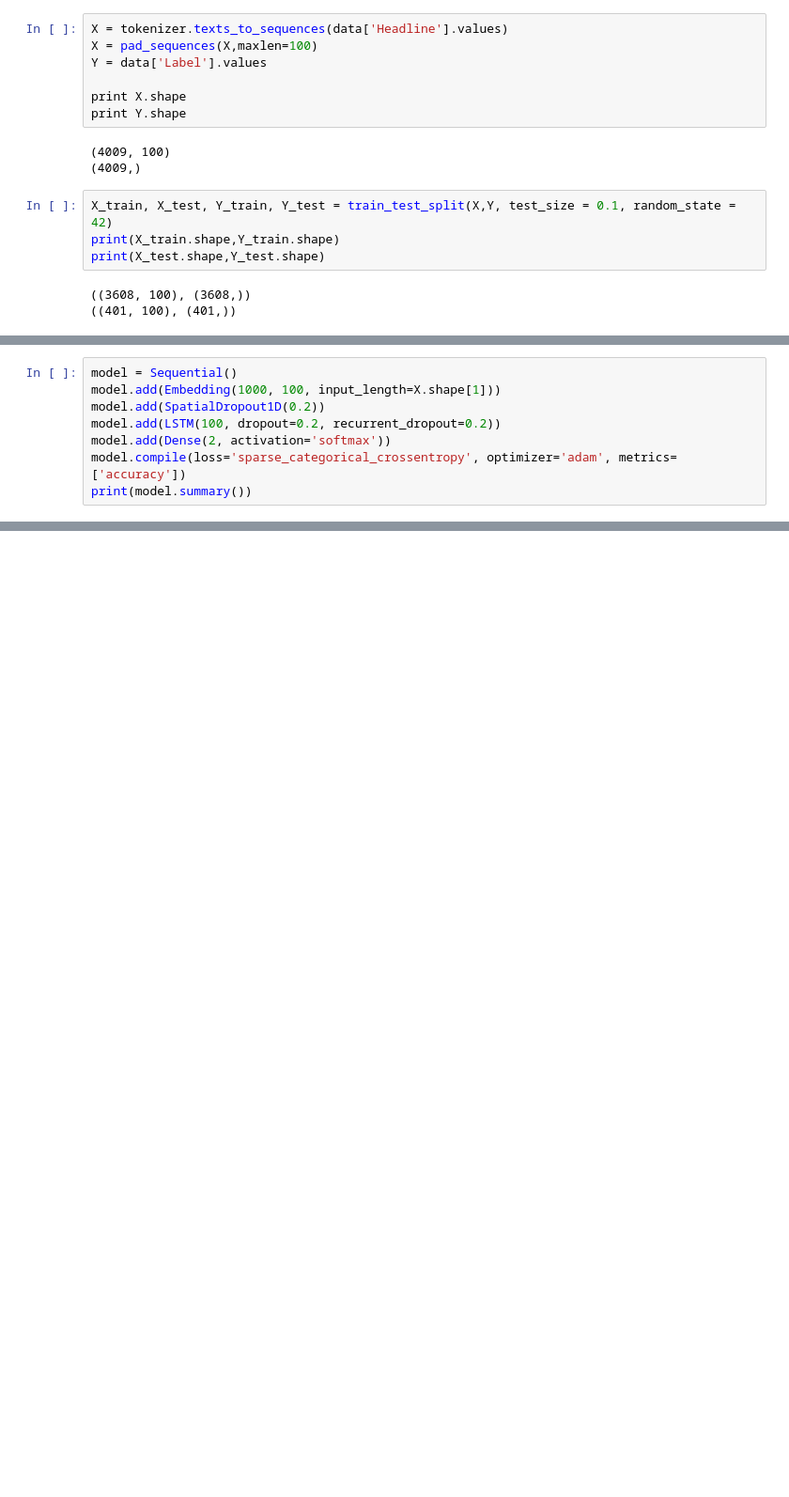
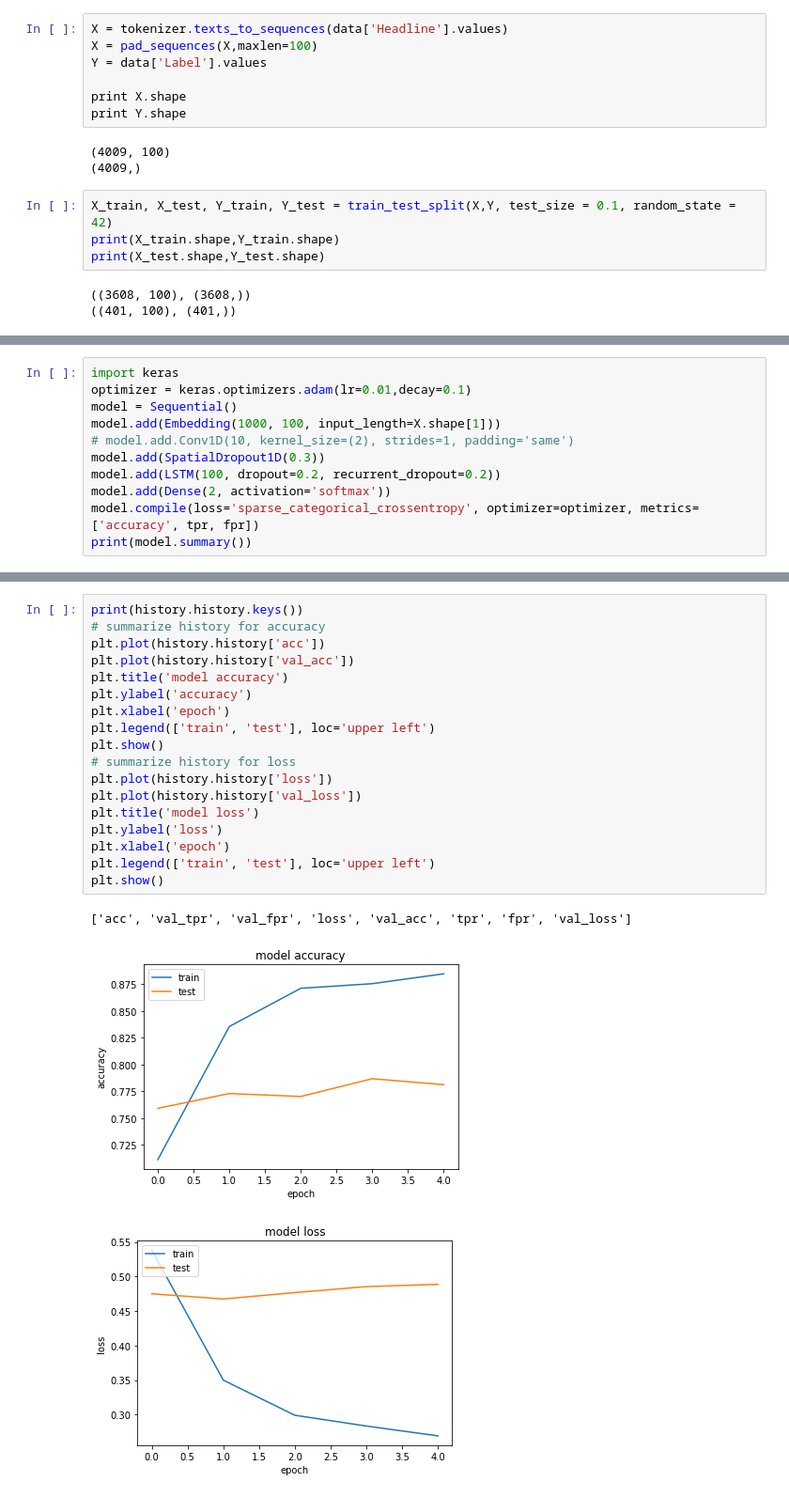
Before and after one commit to Ovishake/Fake-News-Detection, a Jupyter notebook: Untitled1.ipynb, the cells around one changed output, grey strips where cells are left out. Shown: that part at 94% size. Cells and saved outputs as stored; diff of their text form; blank space fills up the shorter version.

Commit message:
Add files via upload
Additional Graphs and study on the learning rate

```diff
--- a/Untitled1.ipynb
+++ b/Untitled1.ipynb
@@ -431,10 +501,13 @@ def roc_score(y_true, y_pred):
 # %%
+import keras
+optimizer = keras.optimizers.adam(lr=0.01,decay=0.1)
 model = Sequential()
 model.add(Embedding(1000, 100, input_length=X.shape[1]))
-model.add(SpatialDropout1D(0.2))
+# model.add.Conv1D(10, kernel_size=(2), strides=1, padding='same')
+model.add(SpatialDropout1D(0.3))
 model.add(LSTM(100, dropout=0.2, recurrent_dropout=0.2))
 model.add(Dense(2, activation='softmax'))
-model.compile(loss='sparse_categorical_crossentropy', optimizer='adam', metrics=['accuracy'])
+model.compile(loss='sparse_categorical_crossentropy', optimizer=optimizer, metrics=['accuracy', tpr, fpr])
 print(model.summary())
 # %% [output]
 _________________________________________________________________
@@ -474,0 +546,22 @@ Epoch 6/15
+# %%
+print(history.history.keys())
+# summarize history for accuracy
+plt.plot(history.history['acc'])
+plt.plot(history.history['val_acc'])
+plt.title('model accuracy')
+plt.ylabel('accuracy')
+plt.xlabel('epoch')
+plt.legend(['train', 'test'], loc='upper left')
+plt.show()
+# summarize history for loss
+plt.plot(history.history['loss'])
+plt.plot(history.history['val_loss'])
+plt.title('model loss')
+plt.ylabel('loss')
+plt.xlabel('epoch')
+plt.legend(['train', 'test'], loc='upper left')
+plt.show()
+# %% [output]
+['acc', 'val_tpr', 'val_fpr', 'loss', 'val_acc', 'tpr', 'fpr', 'val_loss']
+[figure, added]
+[figure, added]
```
Also changed, not shown: parts of 14 cells of this notebook.
